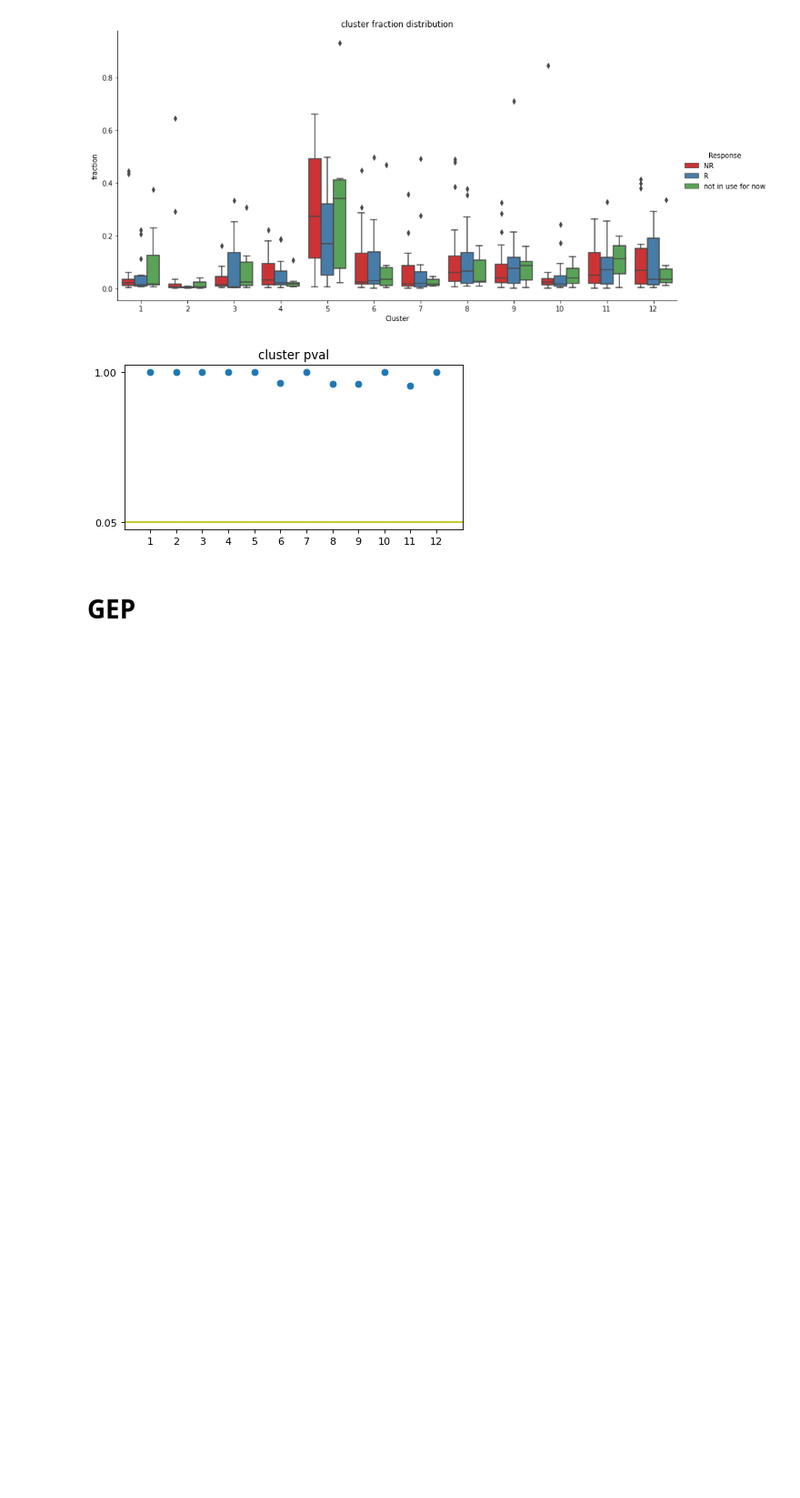
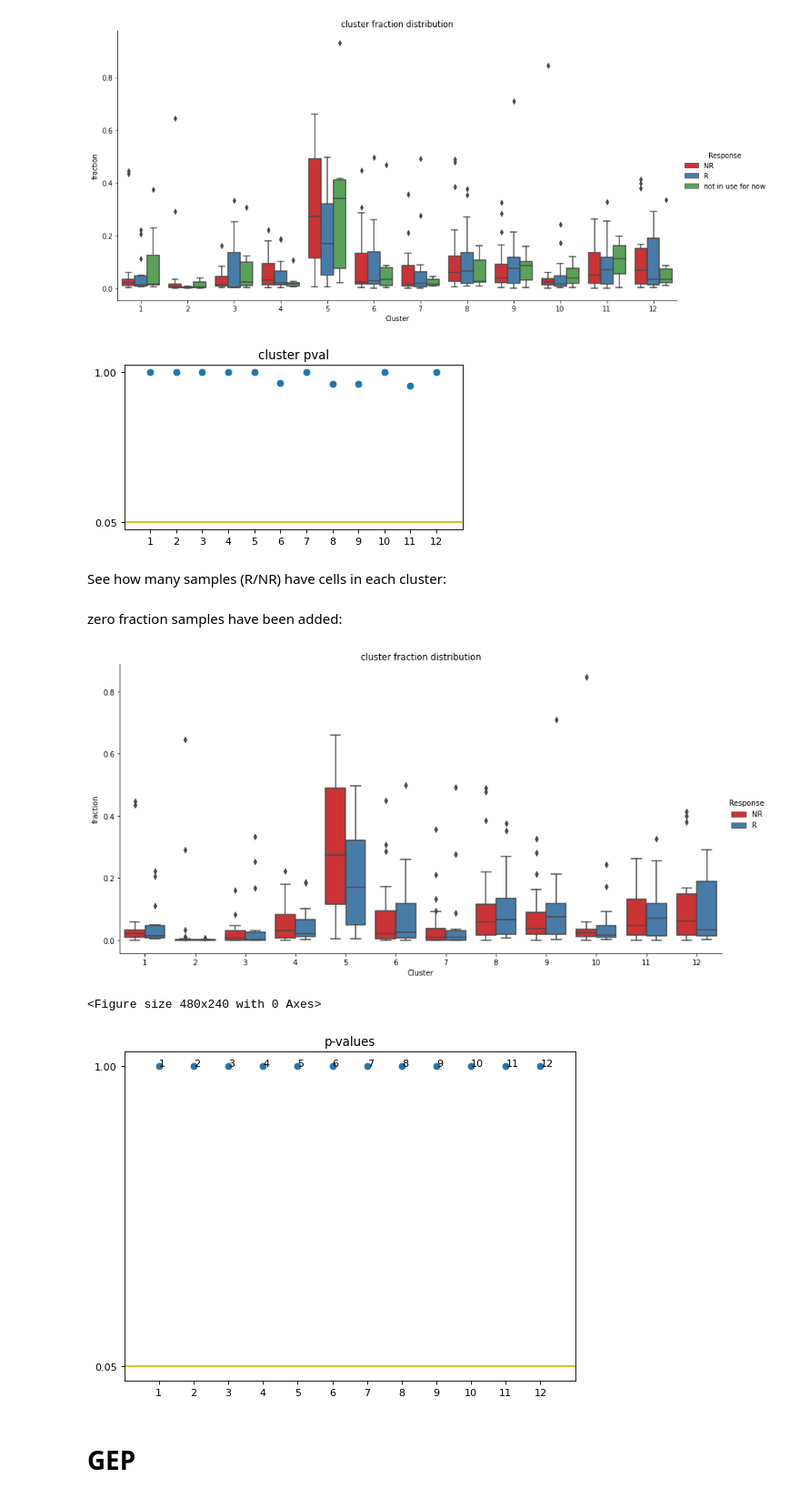
Before and after one commit to ItayShlosberg/classifying-response-to-immunotherapy, a Jupyter notebook: data_analysis/SERVER_NBS/RESPONSE_ANALYSIS/response_analysis.ipynb, the cells around one changed output. Shown: that part at 91% size. Cells and saved outputs as stored; diff of their text form; code cells hidden in the pictures; blank space fills up the shorter version.

```diff
--- a/data_analysis/SERVER_NBS/RESPONSE_ANALYSIS/response_analysis.ipynb
+++ b/data_analysis/SERVER_NBS/RESPONSE_ANALYSIS/response_analysis.ipynb
@@ -389,3 +413,5 @@ plt.xlim((0,13));
 plt.title('cluster pval');
 # %% [output]
 [figure]
+# %% [markdown]
+See how many samples (R/NR) have cells in each cluster:
@@ -392,3 +421,38 @@ plt.title('cluster pval');
+# %% [markdown]
+zero fraction samples have been added:
+# %%
+full_sample_fractions_df = pd.DataFrame(sample_fractions_df[sample_fractions_df['Response']!='not in use for now'])
+samples_in_clusters = full_sample_fractions_df[["Sample", 'Cluster']].values.tolist()
+samples = response_samples + non_response_samples
+dic_response = {ss:'R' for ss in response_samples}
+dic_response.update({ss:'NR' for ss in non_response_samples})
+all_pairs = [[s, cl] for cl in clusters for s in samples]
+pairs_need_to_add = [pair for pair in all_pairs if not pair in samples_in_clusters]
+for sample, cluster in pairs_need_to_add:
+    full_sample_fractions_df = full_sample_fractions_df.append(pd.DataFrame([[sample,cluster, 0, 0, 0, 0, dic_response[sample]]], columns=full_sample_fractions_df.columns))
+
+sns.reset_orig()
+ax = sns.catplot(kind="box", x='Cluster', y='fraction', hue='Response', data=full_sample_fractions_df, palette="Set1",height=6, aspect=2.0).set(title="cluster fraction distribution")
+plt.figure(figsize=(6, 3), dpi=80)
+
+pvals = []
+for cluster in set(sample_fractions_df["Cluster"]):
+    cluster_df = full_sample_fractions_df[full_sample_fractions_df["Cluster"] == cluster]
+    R_fractions = cluster_df[cluster_df["Response"] == 'R']['fraction'].values
+    NR_fractions = cluster_df[cluster_df["Response"] == 'NR']['fraction'].values
+    res = ranksums(R_fractions, NR_fractions)[1]
+    pvals.append([cluster, res])
+pvals = np.array(pvals)
+
+# Correct pvals
+pvals[:,1] = multipletests_fdr(pvals[:,1])[1]
+
+print_pvals(pvals[:,1], 12)
+# pvals
+# %% [output]
+[figure, added]
+<Figure size 480x240 with 0 Axes>
+[figure, added]
 # %% [markdown]
 # GEP
 # %%
```
Also changed, not shown: parts of 11 cells of this notebook, 9 other files.
